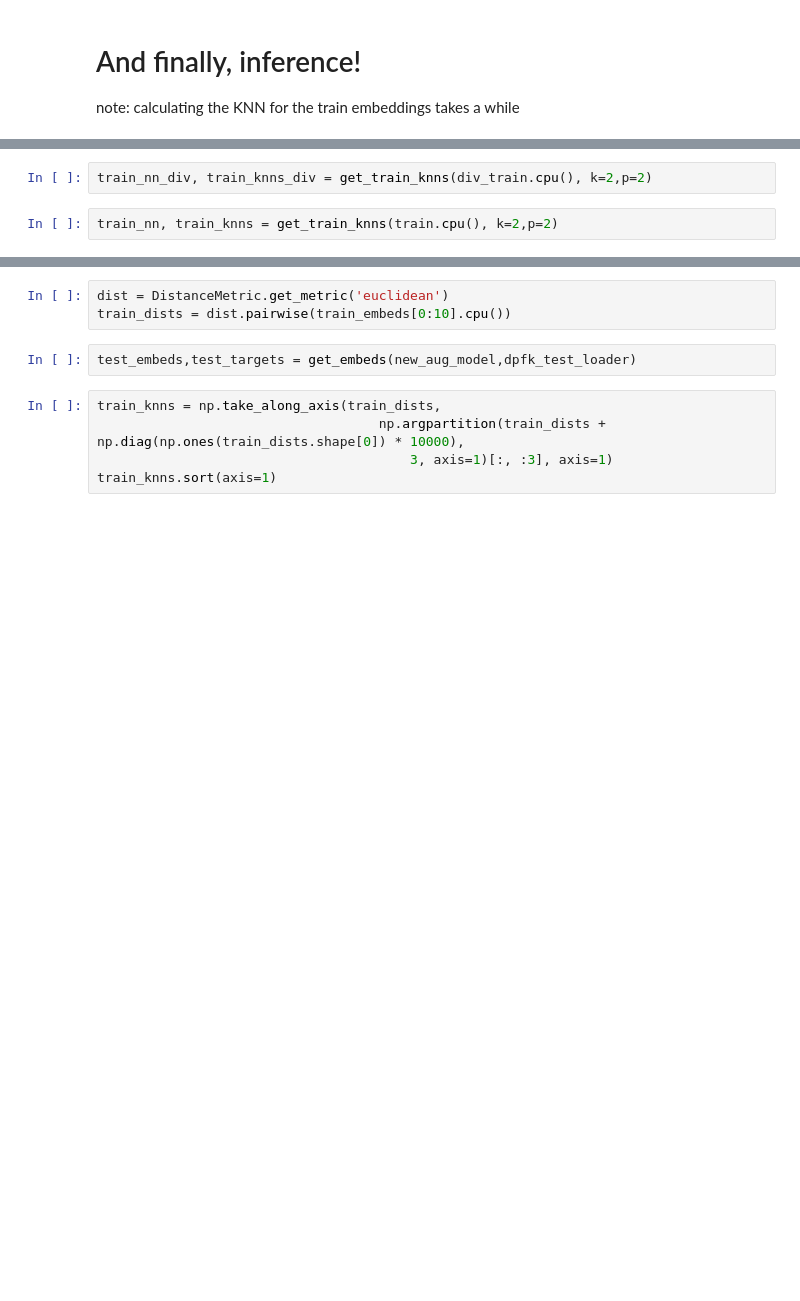
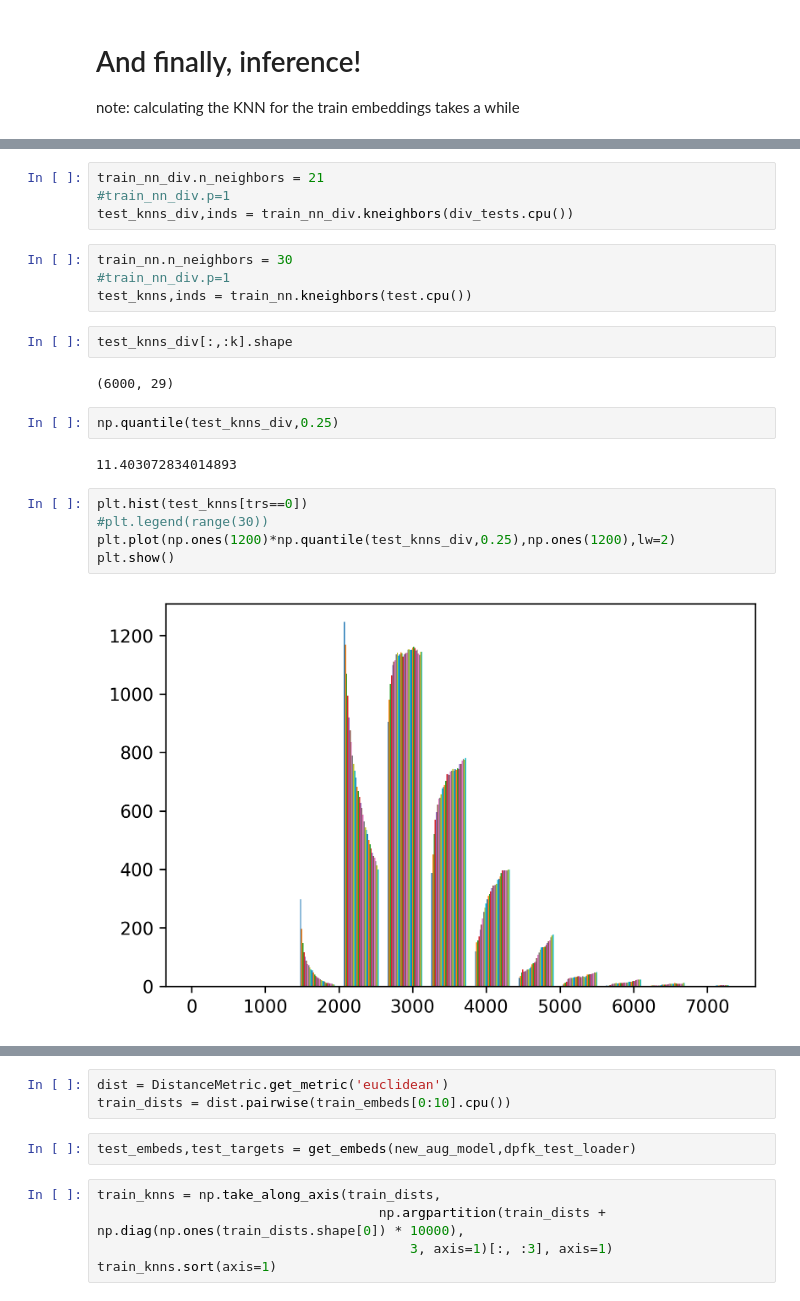
Before and after one commit to lev1ayz/DistributedDeepFakeDetection, a Jupyter notebook: Knn_and_Linear_eval.ipynb, the cells around one changed output, grey strips where cells are left out. Cells and saved outputs as stored; diff of their text form; blank space fills up the shorter version.

```diff
--- a/Knn_and_Linear_eval.ipynb
+++ b/Knn_and_Linear_eval.ipynb
@@ -627,4 +484,0 @@ after: 1.0, 0.0
-# %%
-train_nn_div, train_knns_div = get_train_knns(div_train.cpu(), k=2,p=2)
-# %%
-train_nn, train_knns = get_train_knns(train.cpu(), k=2,p=2)
@@ -849,0 +666,23 @@ eval_model_knns(div_tm.cpu(), tr, train_nn_div, train_knns_div,k=2)
+# %%
+train_nn_div.n_neighbors = 21
+#train_nn_div.p=1
+test_knns_div,inds = train_nn_div.kneighbors(div_tests.cpu())
+# %%
+train_nn.n_neighbors = 30
+#train_nn_div.p=1
+test_knns,inds = train_nn.kneighbors(test.cpu())
+# %%
+test_knns_div[:,:k].shape
+# %% [output]
+(6000, 29)
+# %%
+np.quantile(test_knns_div,0.25)
+# %% [output]
+11.403072834014893
+# %%
+plt.hist(test_knns[trs==0])
+#plt.legend(range(30))
+plt.plot(np.ones(1200)*np.quantile(test_knns_div,0.25),np.ones(1200),lw=2)
+plt.show()
+# %% [output]
+[figure, added]
```
Also changed, not shown: parts of 43 cells of this notebook, 15 other files.
